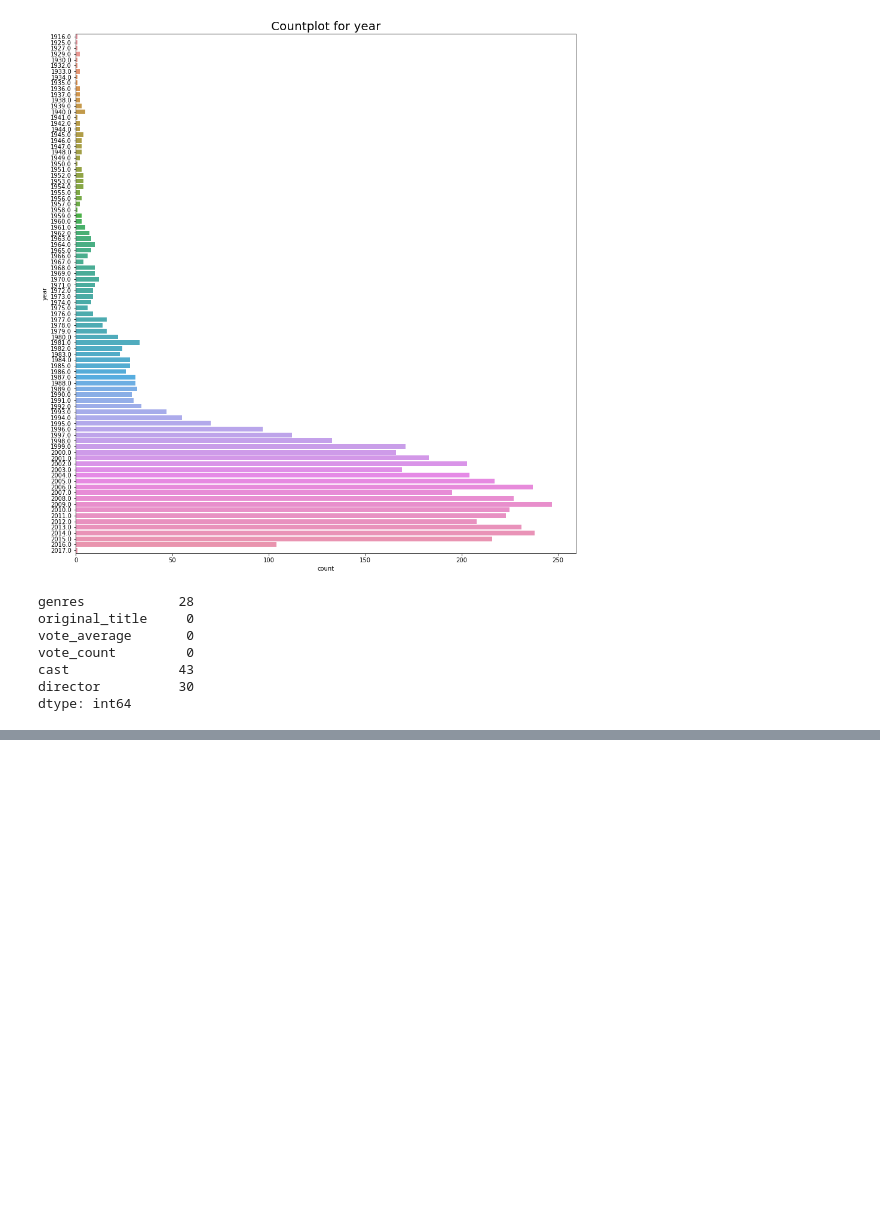
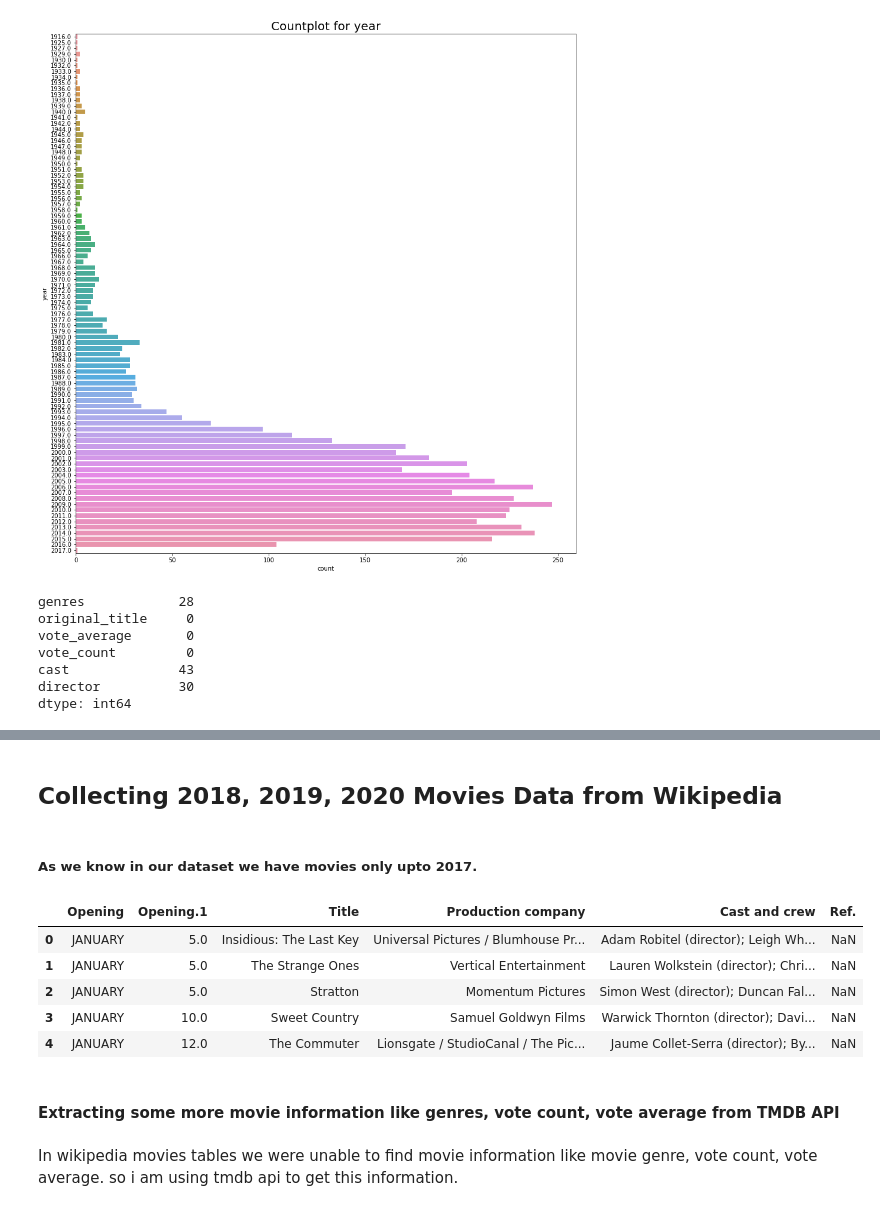
Before and after one commit to buriihenry/Movie-Recommender-system, a Jupyter notebook: Movie Recommender .ipynb, the cells around one changed output, grey strips where cells are left out. Drawn from its saved outputs; the diff is of its cells as text; code cells hidden in the pictures; blank space fills up the shorter version.

```diff
--- a/Movie Recommender .ipynb
+++ b/Movie Recommender .ipynb
@@ -138,0 +130,44 @@ link3 = "https://en.wikipedia.org/wiki/List_of_American_films_of_2020"
+# %% [markdown]
+## Collecting 2018, 2019, 2020 Movies Data from Wikipedia
+# %% [markdown]
+##### As we know in our dataset we have movies only upto 2017.
+# %%
+# Scraping 2018, 2019, 2020 movie data from wikipedia.
+link1 = "https://en.wikipedia.org/wiki/List_of_American_films_of_2018"
+link2 = "https://en.wikipedia.org/wiki/List_of_American_films_of_2019"
+link3 = "https://en.wikipedia.org/wiki/List_of_American_films_of_2020"
+df1 = pd.read_html(link1,header=0)[2]
+df2 = pd.read_html(link1,header=0)[3]
+df3 = pd.read_html(link1,header=0)[4]
+df4 = pd.read_html(link1,header=0)[5]
+
+df5 = pd.read_html(link2, header=0)[3]
+df6 = pd.read_html(link2, header=0)[4]
+df7 = pd.read_html(link2, header=0)[5]
+df8 = pd.read_html(link2, header=0)[6]
+
+
+df9 = pd.read_html(link3, header=0)[3]
+df10 = pd.read_html(link3, header=0)[4]
+df11 = pd.read_html(link3, header=0)[5]
+df12 = pd.read_html(link3, header=0)[6]
+
+# combine all scraped dataframe in one
+frame = [df1,df2,df3,df4,df5,df6,df7,df8,df9,df10,df11,df12]
+wiki_df = pd.concat(frame).reset_index(drop=True)
+# %%
+#selecting the most relevant columns
+wiki_df = wiki_df[["Opening", "Opening.1", "Title", "Production company", "Cast and crew","Ref."]]
+# %%
+wiki_df.head()
+# %% [output]
+|  | Opening | Opening.1 | Title | Production company | Cast and crew | Ref. |
+| 0 | JANUARY | 5.0 | Insidious: The Last Key | Universal Pictures / Blumhouse Pr... | Adam Robitel (director); Leigh Wh... | NaN |
+| 1 | JANUARY | 5.0 | The Strange Ones | Vertical Entertainment | Lauren Wolkstein (director); Chri... | NaN |
+| 2 | JANUARY | 5.0 | Stratton | Momentum Pictures | Simon West (director); Duncan Fal... | NaN |
+| 3 | JANUARY | 10.0 | Sweet Country | Samuel Goldwyn Films | Warwick Thornton (director); Davi... | NaN |
+| 4 | JANUARY | 12.0 | The Commuter | Lionsgate / StudioCanal / The Pic... | Jaume Collet-Serra (director); By... | NaN |
+# %% [markdown]
+#### Extracting some more movie information like genres, vote count, vote average from TMDB API
+# %% [markdown]
+In wikipedia movies tables we were unable to find movie information like movie genre, vote count, vote average. so i am using tmdb api to get this information.
```
Also changed, not shown: parts of 5 cells of this notebook.
